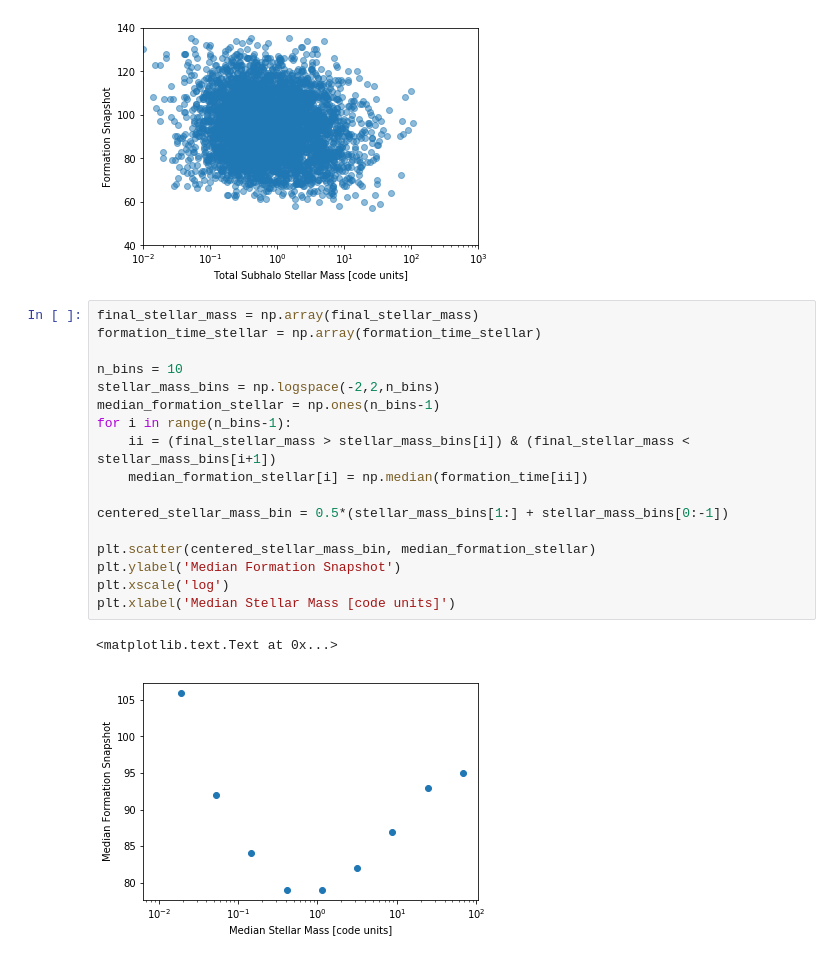
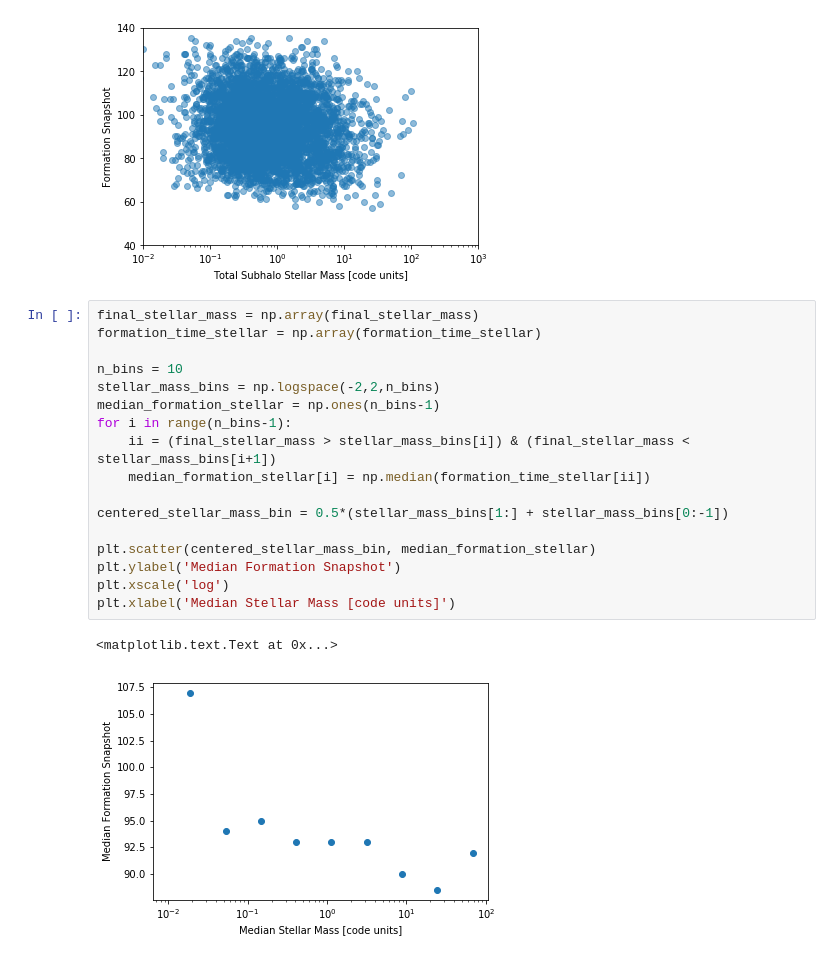
Before and after one commit to forero/AssemblyBias, a Jupyter notebook: explore/lowres.ipynb, the cells around one changed output. Saved outputs shown, nothing was run; the diff lists cells and outputs as text.

```diff
--- a/explore/lowres.ipynb
+++ b/explore/lowres.ipynb
@@ -115,20 +115,20 @@ plt.ylim([40,140])
 # %%
 final_stellar_mass = np.array(final_stellar_mass)
 formation_time_stellar = np.array(formation_time_stellar)
 
 n_bins = 10
 stellar_mass_bins = np.logspace(-2,2,n_bins)
 median_formation_stellar = np.ones(n_bins-1)
 for i in range(n_bins-1):
     ii = (final_stellar_mass > stellar_mass_bins[i]) & (final_stellar_mass < stellar_mass_bins[i+1])
-    median_formation_stellar[i] = np.median(formation_time[ii])
+    median_formation_stellar[i] = np.median(formation_time_stellar[ii])
 
 centered_stellar_mass_bin = 0.5*(stellar_mass_bins[1:] + stellar_mass_bins[0:-1])
 
 plt.scatter(centered_stellar_mass_bin, median_formation_stellar)
 plt.ylabel('Median Formation Snapshot')
 plt.xscale('log')
 plt.xlabel('Median Stellar Mass [code units]')
 # %% [output]
 <matplotlib.text.Text at 0x...>
-[figure, old version]
+[figure, new version]
```
